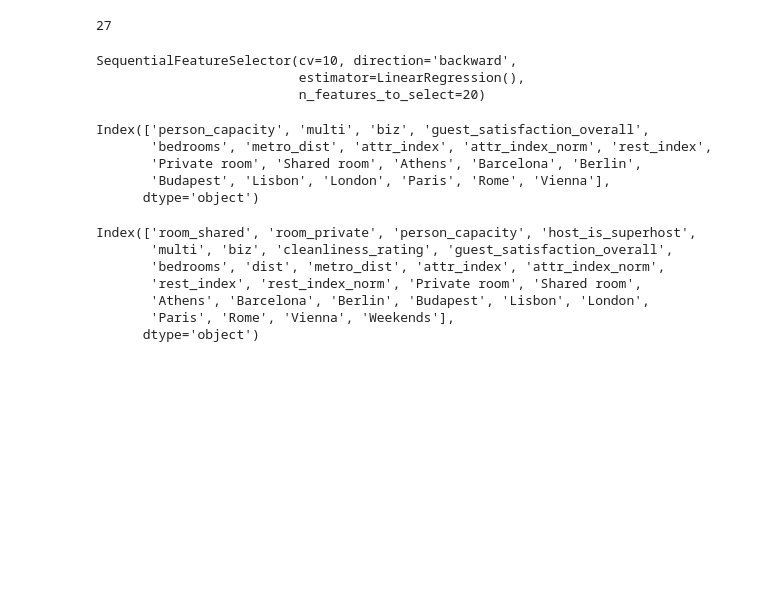
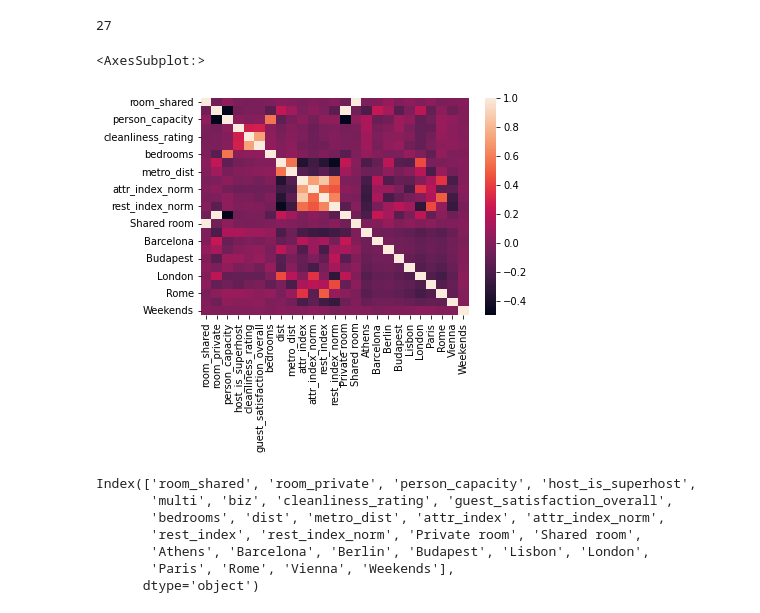
Before and after one commit to Liliia-Aliakberova/MachineLearningProject, a Jupyter notebook: Pre&Model copy.ipynb, the cells around one changed output. Saved outputs shown, nothing was run; the diff lists cells and outputs as text; code cells hidden in the pictures; blank space fills up the shorter version.

```diff
--- a/Pre&Model.ipynb
+++ b/Pre&Model copy.ipynb
@@ -441,23 +438,12 @@ R2 score with test data: 0.2975456477811793
 len(X.columns)
 # %% [output]
 27
-# %%
-from sklearn.feature_selection import SequentialFeatureSelector
-X_train, X_test, y_train, y_test = train_test_split(X, y, test_size=0.33, random_state=42)
-
-#Selecting the Best important features according to Logistic Regression
-sfs_selector = SequentialFeatureSelector(estimator=LinearRegression(), n_features_to_select = 20, cv =10, direction ='backward')
-sfs_selector.fit(X_train,y_train)
-X_train.columns[sfs_selector.get_support()]
-# %% [output]
-SequentialFeatureSelector(cv=10, direction='backward',
-                          estimator=LinearRegression(),
-                          n_features_to_select=20)
-Index(['person_capacity', 'multi', 'biz', 'guest_satisfaction_overall',
-       'bedrooms', 'metro_dist', 'attr_index', 'attr_index_norm', 'rest_index',
-       'Private room', 'Shared room', 'Athens', 'Barcelona', 'Berlin',
-       'Budapest', 'Lisbon', 'London', 'Paris', 'Rome', 'Vienna'],
-      dtype='object')
+# %%
+sns.heatmap(X.corr(numeric_only=True))
+plt.show()
+# %% [output]
+<AxesSubplot:>
+[figure, added]
 # %%
 X.columns
 # %% [output]
```
Also changed, not shown: parts of 14 cells of this notebook, 2 other files.
